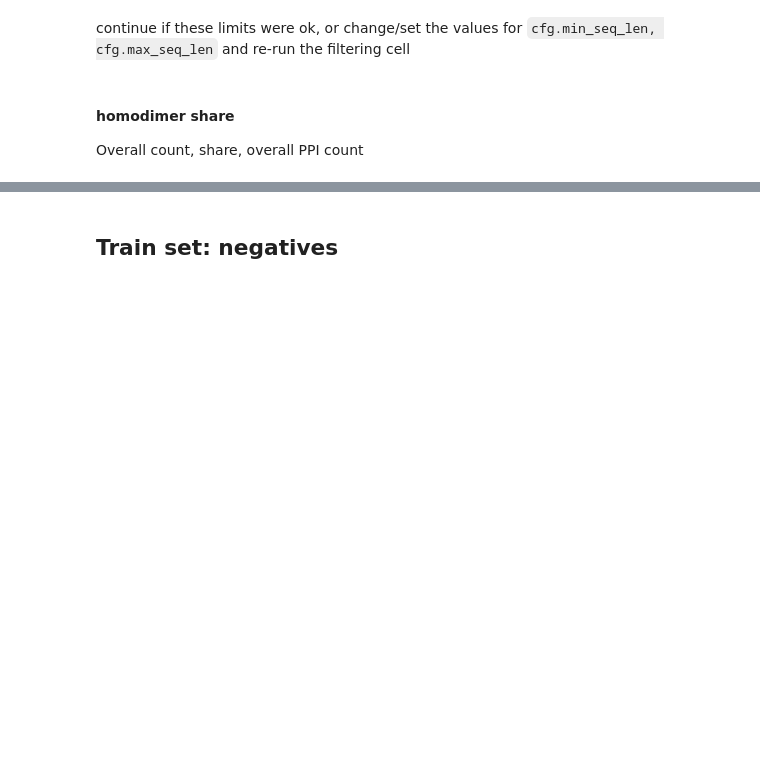
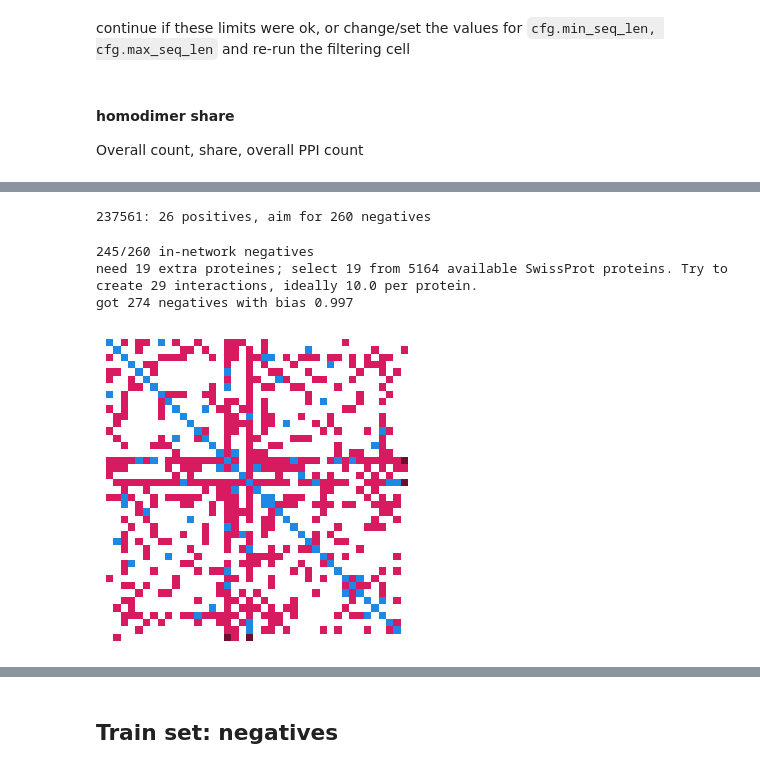
Before and after one commit to lkndl/ppi, a Jupyter notebook: data/ppi_dataset/template/data_prep.ipynb, the cells around one changed output, grey strips where cells are left out. Saved outputs shown, nothing was run; the diff lists cells and outputs as text; code cells hidden in the pictures; blank space fills up the shorter version.

```diff
--- a/data/ppi_dataset/template/data_prep.ipynb
+++ b/data/ppi_dataset/template/data_prep.ipynb
@@ -356,0 +408,11 @@ if not c.accept_homodimers:
+# %%
+hash_ppis['label'] = 1
+if c.val_species is not None:
+    train, val = make_validation_species(hash_ppis, c.val_species)
+else:
+    # if the set becomes too large, try another seed!
+    # With this approach, PPIs *will* be lost
+    train, val = make_validation_split(hash_ppis, c.val_set_size, c.seed)
+    c.val_species = set(val.species)
+c.train_species = set(train.species)
+len(train), len(train) / len(hash_ppis), len(val), len(val) / len(hash_ppis)
@@ -356,0 +441,4 @@ if not c.accept_homodimers:
+# %%
+_, train_seqs = shrink_both_ways(train.copy(), fasta.copy())
+c.train_seqs = len(train_seqs)
+len(train_seqs), len(fasta)
@@ -356,0 +699,2 @@ if not c.accept_homodimers:
+# %%
+train_proteome = {int(k): v for k, v in json.load(c.train_proteome.open('r')).items()}
@@ -356,0 +753,12 @@ if not c.accept_homodimers:
+# %%
+with mpl.rc_context({'figure.dpi': 100}):
+    train_ppis, train_negs, train_bias, _ = make_train_negatives(
+        train.loc[train.species == 237561].copy(),
+        strategy=c.strategy, ratio=c.ratio, seed=c.seed,
+        accept_homodimers=c.accept_homodimers, proteome=train_proteome)
+# %% [output]
+237561: 26 positives, aim for 260 negatives
+245/260 in-network negatives
+need 19 extra proteines; select 19 from 5164 available SwissProt proteins. Try to create 29 interactions, ideally 10.0 per protein.
+got 274 negatives with bias 0.997
+[figure, added]
```
Also changed, not shown: parts of 197 cells of this notebook.
